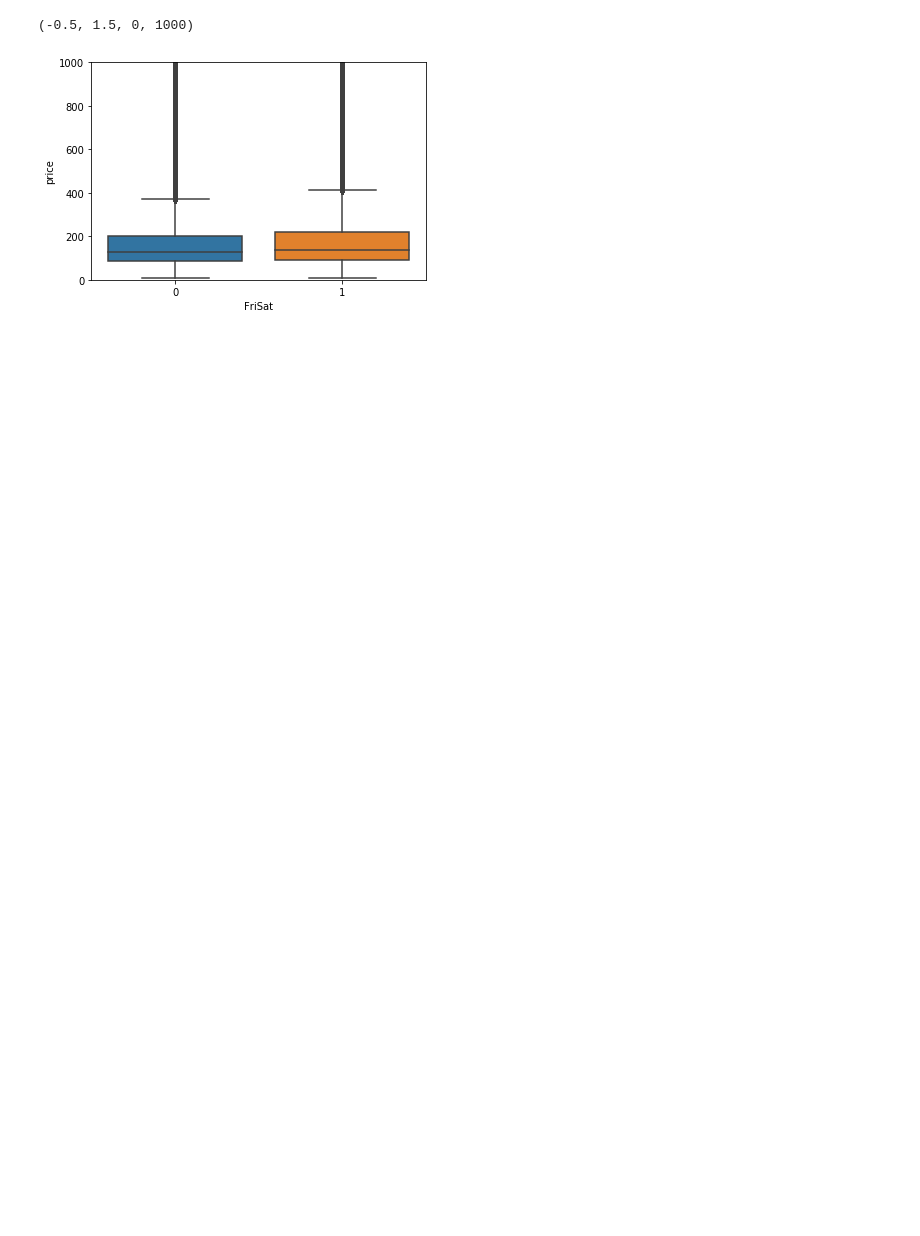
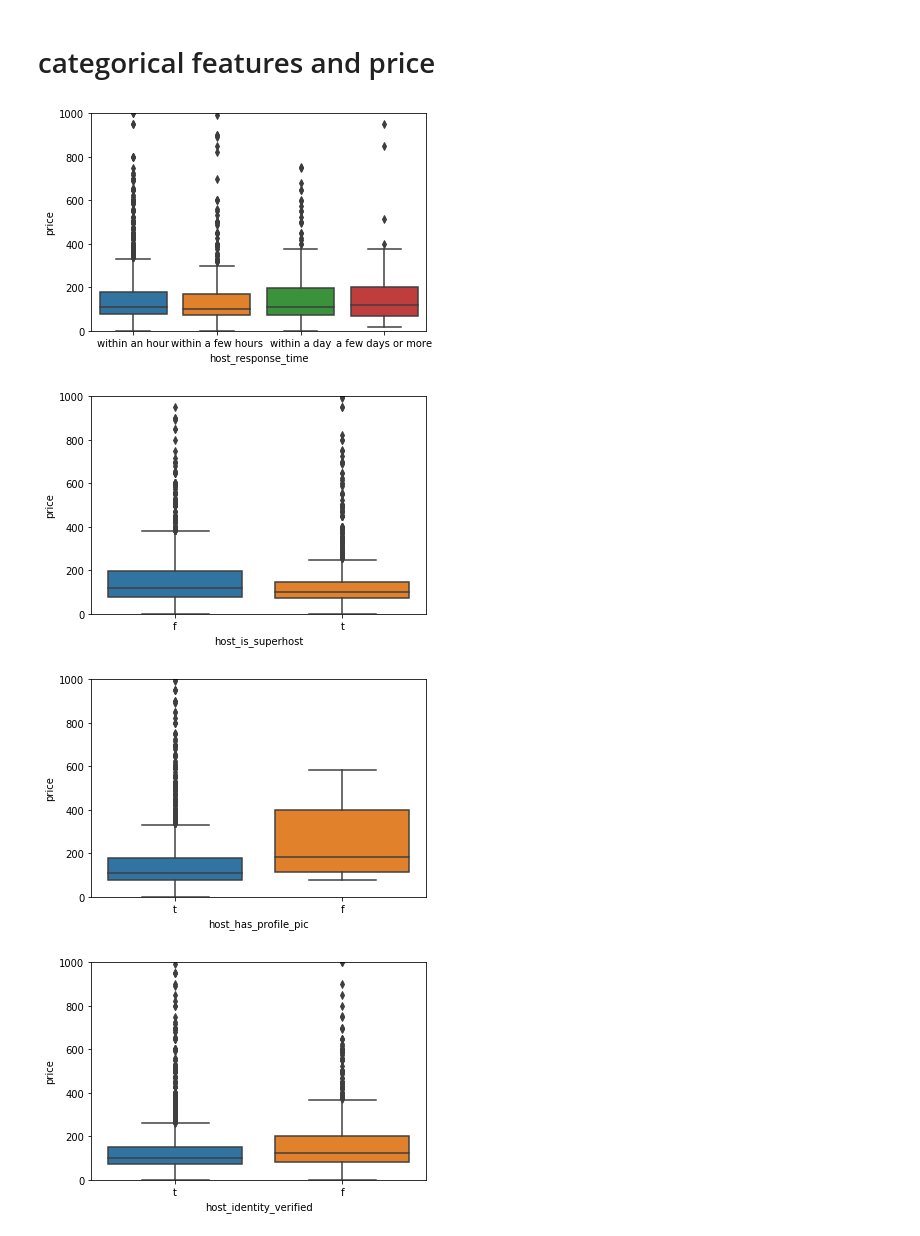
Before and after one commit to hengjiwang/seattle_airbnb_prediction, a Jupyter notebook: clean_and_feature_extraction/features analysis.ipynb, the cells around one changed output. Saved outputs shown, nothing was run; the diff lists cells and outputs as text; code cells hidden in the pictures; blank space fills up the shorter version.

Commit message:
feature-plot

```diff
--- a/clean_and_feature_extraction/features analysis.ipynb
+++ b/clean_and_feature_extraction/features analysis.ipynb
@@ -60,0 +37,24 @@ Name: price, dtype: float64
+# %%
+intfeatures = ['id', 'scrape_id','host_id','host_listings_count',
+       'host_total_listings_count','zipcode','accommodates','guests_included','minimum_nights','maximum_nights',
+               'availability_30', 'availability_60', 'availability_90',
+       'availability_365', 'number_of_reviews','review_scores_accuracy', 'review_scores_cleanliness',
+       'review_scores_checkin', 'review_scores_communication',
+       'review_scores_location', 'review_scores_value','calculated_host_listings_count']
+floatfeatures = ['latitude','longitude','bathrooms','bedrooms', 'beds','review_scores_rating','reviews_per_month']
+datefeatures = ['last_scraped','host_since','first_review', 'last_review']
+percentfeatures =['host_response_rate']
+pricefeatures = ['price', 'security_deposit', 'cleaning_fee','extra_people']
+features = intfeatures.copy()
+features.extend(floatfeatures)
+features.extend(percentfeatures)
+features.extend(['security_deposit', 'cleaning_fee','extra_people'])
+features.append('price')
+# %%
+df = data[features].dropna().reset_index(drop=True)
+df[intfeatures] = df[intfeatures].astype('int')
+df[floatfeatures] = df[floatfeatures].astype('float')
+df['host_response_rate'] = df['host_response_rate'].apply(lambda x: int(x[0:-1]))
+for x in pricefeatures:
+    df[x] = df[x].apply(lambda x: x.replace('$','').replace(',','')).astype(float)
+df.loc[df['maximum_nights']>2000,'maximum_nights']=2000
@@ -68,0 +90,4 @@ Kurtosis: 653.365855
+# %%
+corrdf = df.corr()
+fig, ax = plt.subplots(figsize=(15,15))
+sns.heatmap(corrdf,vmax=1,vmin=-1,square=True,cmap='RdBu_r')
@@ -69,6 +97,21 @@ Kurtosis: 653.365855
+# %% [markdown]
+# categorical features and price
+# %%
+catfeatures = ['host_response_time','host_is_superhost','host_has_profile_pic','host_identity_verified',
+                'neighbourhood_cleansed','neighbourhood_group_cleansed','zipcode','property_type','room_type',
+               'bed_type','calendar_updated','cancellation_policy','require_guest_profile_picture']
+df2 = data[catfeatures]
+df2['price'] = data['price'].apply(lambda x: x.replace('$','').replace(',','')).astype(float)
+df2 = df2.dropna().reset_index(drop=True)
 # %%
-fig = sns.boxplot(x='FriSat',y='price',data=data_frac)
-fig.axis(ymin=0,ymax=1000)
+def myboxplot(mydata,feature,ymin=0,ymax=5000):
+    fig = sns.boxplot(x=feature,y='price',data=mydata)
+    fig.axis(ymin=0,ymax=1000)
+    plt.show()
+for x in catfeatures:
+    myboxplot(df2,x)
 # %% [output]
-(-0.5, 1.5, 0, 1000)
-[figure, old version]
+[figure, new version]
+[figure, added]
+[figure, added]
+[figure, added]
```
Also changed, not shown: parts of 26 cells of this notebook, 5 other files.
